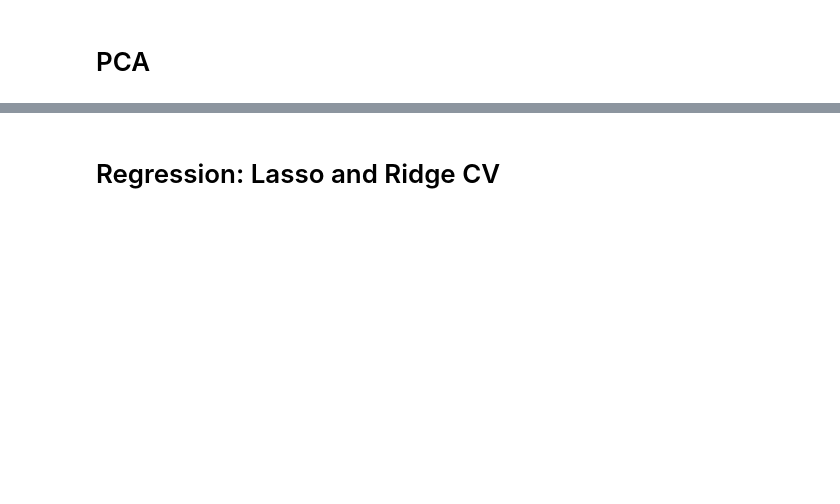
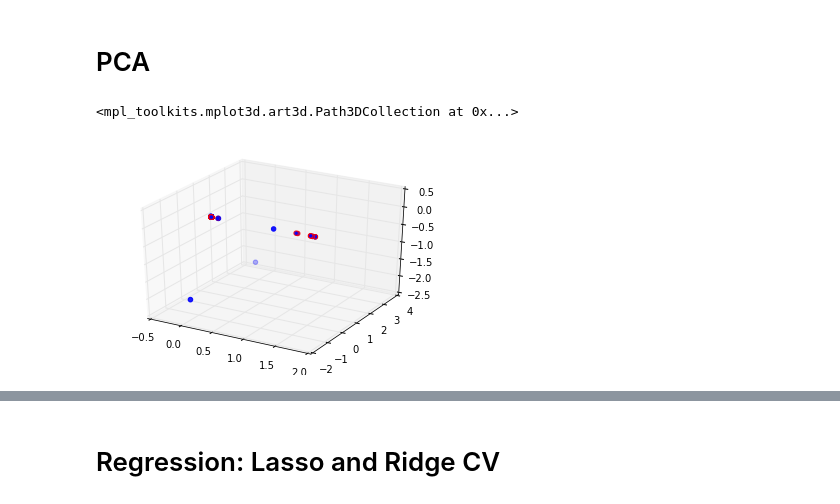
Before and after one commit to alexanderplin/CS109-Final-Project, a Jupyter notebook: Data-Exploration-AJ.ipynb, the cells around one changed output, grey strips where cells are left out. Drawn from its saved outputs; the diff is of its cells as text; code cells hidden in the pictures; blank space fills up the shorter version.

```diff
--- a/Data-Exploration-AJ.ipynb
+++ b/Data-Exploration-AJ.ipynb
@@ -742,3 +745,14 @@ bag_words_pca_2gram = pca.transform(vectorized_2gram)
+# %%
+import matplotlib.pyplot as plt
+from mpl_toolkits.mplot3d import Axes3D
+fig = plt.figure()
+ax = fig.add_subplot(111, projection='3d')
+
+ax.scatter(bag_words_pca_3gram[y == 0, 0], bag_words_pca_3gram[y == 0, 1], bag_words_pca_3gram[y == 0, 2], color = 'b', label = 'No change/decrease')
+ax.scatter(bag_words_pca_3gram[y == 1, 0], bag_words_pca_3gram[y == 1, 1], bag_words_pca_3gram[y == 1, 2], color = 'r', label = 'Increase')
+# %% [output]
+<mpl_toolkits.mplot3d.art3d.Path3DCollection at 0x...>
+[figure, added]
 # %%
 ## auto_reg_bag_words_binned (add auto regression predictor first, then do PCA)
 pca = PCA(n_components = 1)
```
Also changed, not shown: parts of 30 cells of this notebook, 2 other files.
